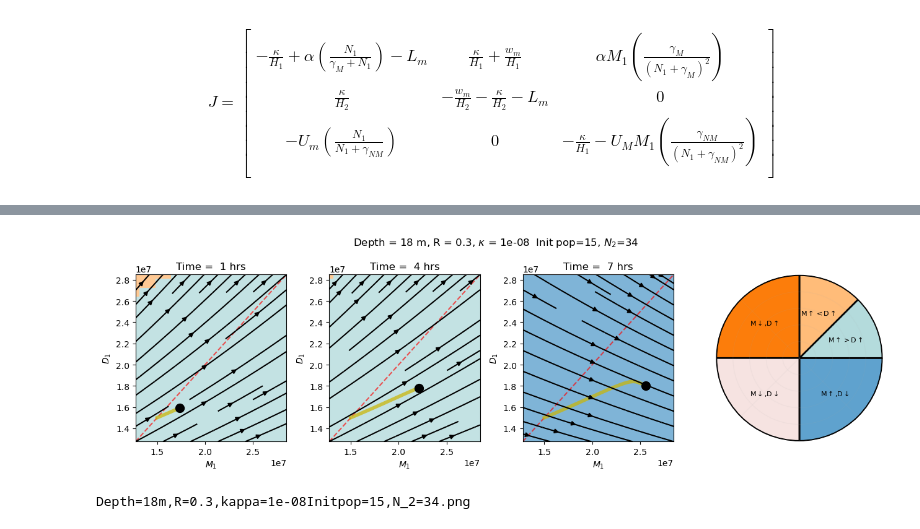
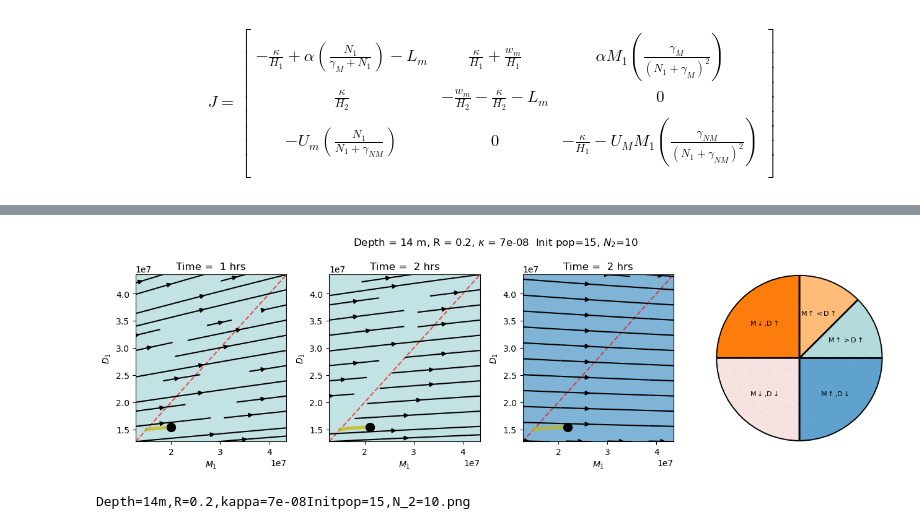
Before and after one commit to sienna-white/box_model, a Jupyter notebook: two_species.ipynb, the cells around one changed output, grey strips where cells are left out. Saved outputs shown, nothing was run; the diff lists cells and outputs as text; code cells hidden in the pictures.

```diff
--- a/two_species.ipynb
+++ b/two_species.ipynb
@@ -284,14 +284,14 @@ Text(0, 0.5, 'Peclet (Sinking)')
 # # fig.savefig("two_species_nd.png", dpi=300)
 # assert(False)
 # %%
-
-fig, axs2 = plt.subplots(nrows=2, ncols=2, figsize=(8, 4), sharex=False, sharey=False, constrained_layout=True)
+importlib.reload(pm)
+fig, axs2 = plt.subplots(nrows=2, ncols=2, figsize=(10, 4), sharex=False, sharey=False, constrained_layout=True)
 axs = axs2.flatten()
 vmin, vmax = -1, 1
 
 
-def get_stiffness(kappa, h1, h2, m1, m2, d1, d2, n1):
-    eigenvalues, ev = pm.jacobian_2s(kappa, h1, h2, m1, m2, d1, d2, n1)
+def get_stiffness(kappa, R, H, m1, m2, d1, d2, n1):
+    eigenvalues, ev = pm.jacobian_2s(kappa, R, H, m1, m2, d1, d2, n1)
     eigenvalues = sorted(eigenvalues)
     stiffness = abs(eigenvalues[0]) / abs(eigenvalues[-1])
     return stiffness
@@ -341,14 +341,17 @@ for it,T in enumerate([5, 10, 25, 45]):
     h1 = h1.values.flatten()
     h2 = h2.values.flatten()
     R = R.values.flatten()
+    print(R.shape)
+    H = H.values.flatten()
 
     for i in range(0, len(ndx), 1):
-        stiffness0 = get_stiffness(kappa[i], h1[i], h2[i], m1[i], m2[i], d1[i], d2[i], n1[i])
+        stiffness0 = get_stiffness(kappa[i], R[i], H[i], m1[i], m2[i], d1[i], d2[i], n1[i])
         stiffness[i] = np.log(stiffness0)
         # print("Stiffness =", np.log(stiffness))
 
     idx = stiffness > 0
-    h = axs[it].scatter(ndx[idx], ndy[idx], c=stiffness[idx], cmap=cmo.cm.deep, s = 0.004, vmin=0, vmax=10) #, markersize=2)
+
+    h = axs[it].scatter(ndx[idx], ndy[idx], c=stiffness[idx], cmap=cmo.cm.deep, s = 0.003, vmin=0, vmax=12) #, markersize=2)
 
     axs[it].annotate("Time = %2.1f hrs" % hr, xy=(0.1, 1.1), xycoords="axes fraction", fontsize=7)
 
@@ -356,7 +359,8 @@ for ax in axs.flatten():
     ax.set_xscale("log")
     ax.set_yscale("log")
     ax.grid(alpha=0.2)
-    ax.set_ylabel(r"Peclet", fontsize=12)
+axs[0].set_ylabel(r"Peclet", fontsize=12)
+axs[2].set_ylabel(r"Peclet", fontsize=12)
 
 axs[2].set_xlabel(r"$\phi$", fontsize=12)
 axs[3].set_xlabel(r"$\phi$", fontsize=12)
@@ -366,4 +370,3 @@ fig.colorbar(h, shrink=0.55, label=r"$\log(\lambda_{max} / \lambda_{min})$", ax=
 
 # plt.colorbar(h, shrink=0.85, label=r"Percentage $\Delta$ biomass", ax=axs[1,1])
 fig.savefig("stiffness.png", dpi=300)
-assert(False)
@@ -511,7 +521,7 @@ for ix, ax in enumerate(axs):
             d1 = dst.d1.values[it, inut, ipop, id ,ir, ik]
             d2 = dst.d2.values[it, inut, ipop, id ,ir, ik]
 
-            eigenvalues, ev = pm.jacobian_2s(kappa, h1, h2, m1, m2, d1, d2, n1)
+            eigenvalues, ev = pm.jacobian_2s(kappa, ratio, depth, m1, m2, d1, d2, n1)
             for e, eig in enumerate(eigenvalues):
                 if eig.real < 0:
                     eigenvalues[e] = -eig
@@ -1417,12 +1426,12 @@ NN = 20
 id = 5
 ik = 7
 ir = 2
-inut = 4
-ipop = 7
+inut = 5
+ipop = 8
 
 depth, ratio, n2, pop = get_coords(id, ir, inut, ipop)
 
-M0  = pop * 1e6  * 1.9
+M0  = pop * 1e6  * 2.9
 M00 = pop * 1e6 * 0.85
 
 dst0 = dst.isel(n2=inut, init=ipop, depth=id, kappa=ik, ratio=ir)
@@ -1441,7 +1450,7 @@ kappa = dst.kappa.values[ik]
 R = dst.ratio.values[ir]
 H = dst.depth.values[id]
 
-for ix, it in enumerate(range(5, 40, 10)):
+for ix, it in enumerate(range(5, 40, 1)):
     if ix>2 :
          continue
     d1 = dst0.d1.values[it]
@@ -1455,35 +1464,35 @@ for ix, it in enumerate(range(5, 40, 10)):
     for i in range(NN):
         for j in range(NN):
                 f1, f2, f3, f4, f5 = pm.field_at_point_2s(R, H, kappa, X[i,j], m2, Y[i,j], d2, n1, n2=n2)
                 U[i,j] = f1
                 V[i,j] = f3
 
     axs[ix].plot([M00, M0], [M00, M0], '--', color='r', alpha=0.65)
     axs[ix].set_xlabel(r"$M_1$")
     axs[ix].set_ylabel(r"$D_1$")
     axs[ix].plot(dst0.m1.values[0:it], dst0.d1.values[0:it], '-', color="#CAB607", alpha=0.73, linewidth=4)
     axs[ix].plot(m1, d1, 'o', color="k", markersize=10)
     axs[ix].streamplot(x, y, U, V,  color="k", density=0.4,)
 
     angles = np.arctan2(V, U)
     angles = angles % (2 * np.pi)
     h= axs[ix].pcolormesh(x, y, angles, cmap=cmap, norm=norm, alpha=0.8)
     plt.tight_layout()
     axs[ix].set_title("Time = %2.0f hrs" % (dst0.t.values[it]/3600))
     axs[ix].set_xlim(M00, M0)
     axs[ix].set_ylim(M00, M0)
     axs[ix].hlines(0, M00, M0, colors='k', alpha=0.4)
     axs[ix].vlines(0, M00, M0, colors='k', alpha=0.4)
 
 create_labeled_angles(fig, axs[-1], colors)
 if 1:
     fout = "%s.png" % txt.replace("\\", "").replace("$", "").replace(" ", "")
     plt.show()
     print(fout)
     fig.savefig(fout)
 # %% [output]
-[figure, old version]
+[figure, new version]
-Depth=18m,R=0.3,kappa=1e-08Initpop=15,N_2=34.png
+Depth=14m,R=0.2,kappa=7e-08Initpop=15,N_2=10.png
 # %%
 if 1:
     folder  = "gif/"
```
Also changed, not shown: parts of 5 cells of this notebook, 2 other files.
